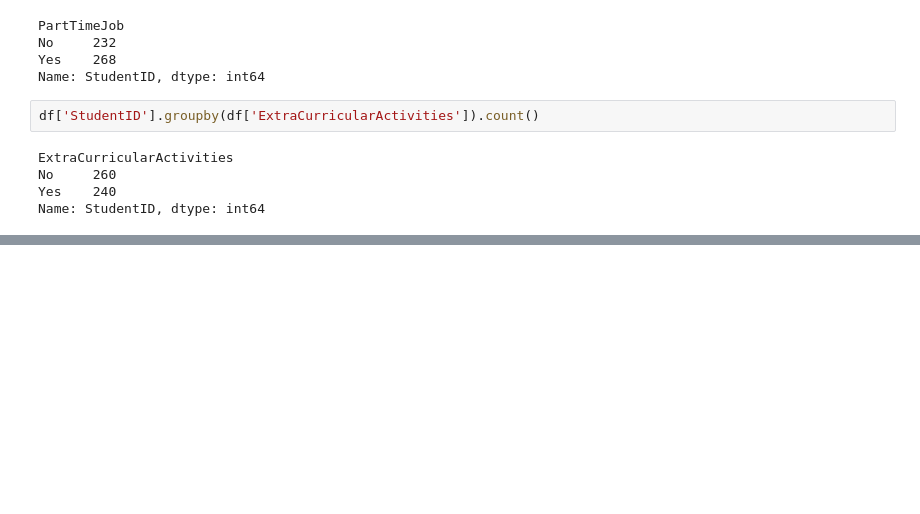
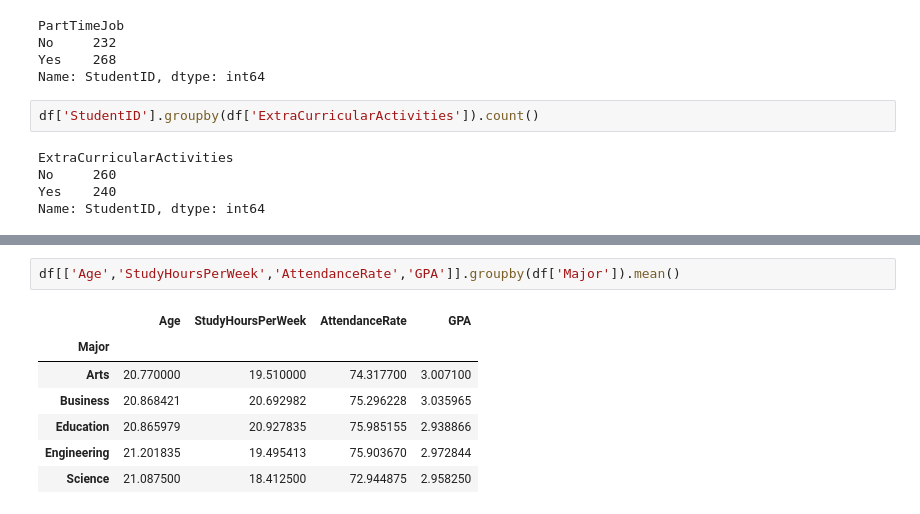
Before and after one commit to AniketRathod305/Student_Performance_EDA, a Jupyter notebook: Student_Performance_Data.ipynb, the cells around one changed output, grey strips where cells are left out. Drawn from its saved outputs; the diff is of its cells as text; blank space fills up the shorter version.

```diff
--- a/Student_Performance_Data.ipynb
+++ b/Student_Performance_Data.ipynb
@@ -84,0 +133,10 @@ Name: StudentID, dtype: int64
+# %%
+df[['Age','StudyHoursPerWeek','AttendanceRate','GPA']].groupby(df['Major']).mean()
+# %% [output]
+|  | Age | StudyHoursPerWeek | AttendanceRate | GPA |
+| Major |  |  |  |  |
+| Arts | 20.770000 | 19.510000 | 74.317700 | 3.007100 |
+| Business | 20.868421 | 20.692982 | 75.296228 | 3.035965 |
+| Education | 20.865979 | 20.927835 | 75.985155 | 2.938866 |
+| Engineering | 21.201835 | 19.495413 | 75.903670 | 2.972844 |
+| Science | 21.087500 | 18.412500 | 72.944875 | 2.958250 |
```
Also changed, not shown: parts of 9 cells of this notebook.
